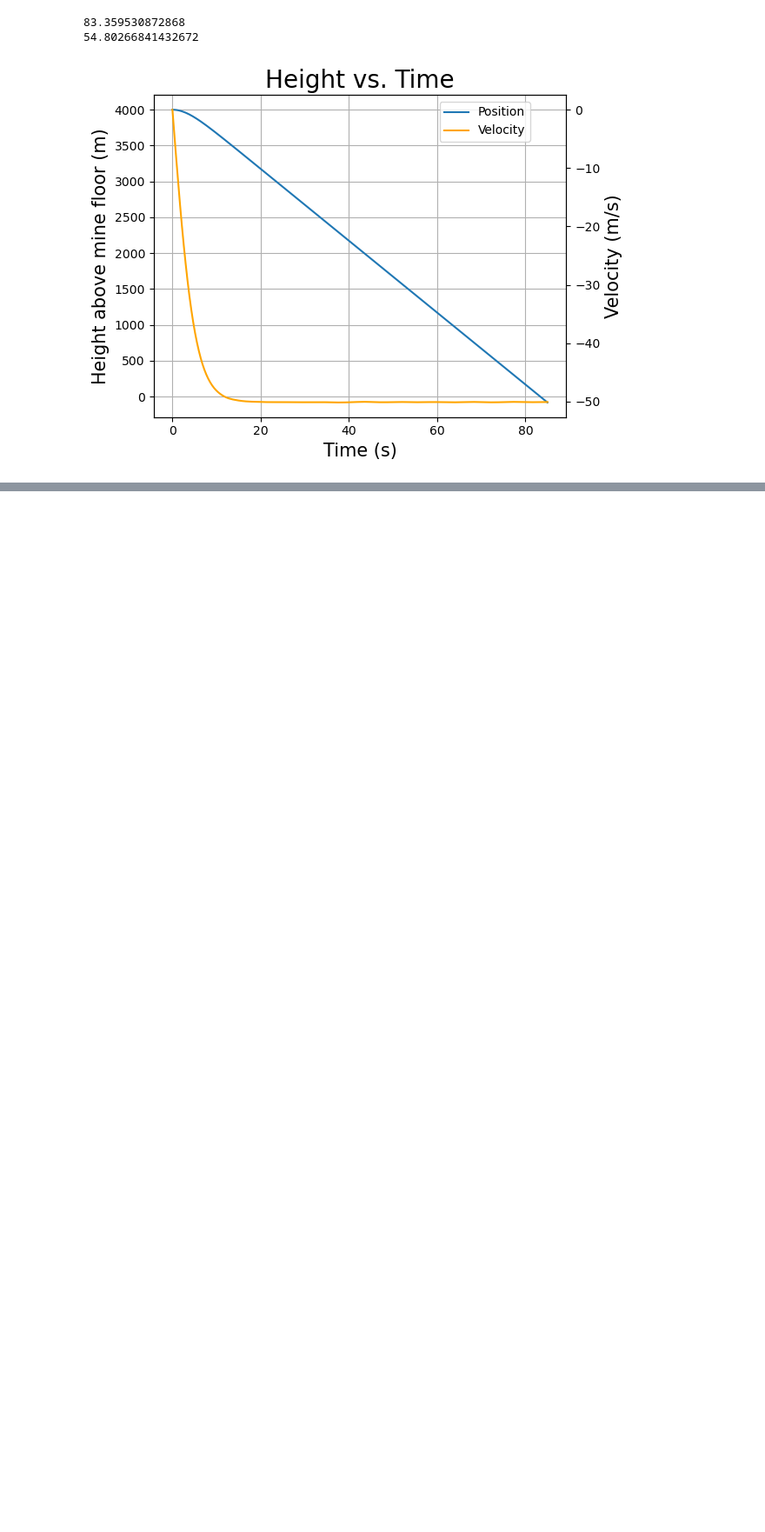
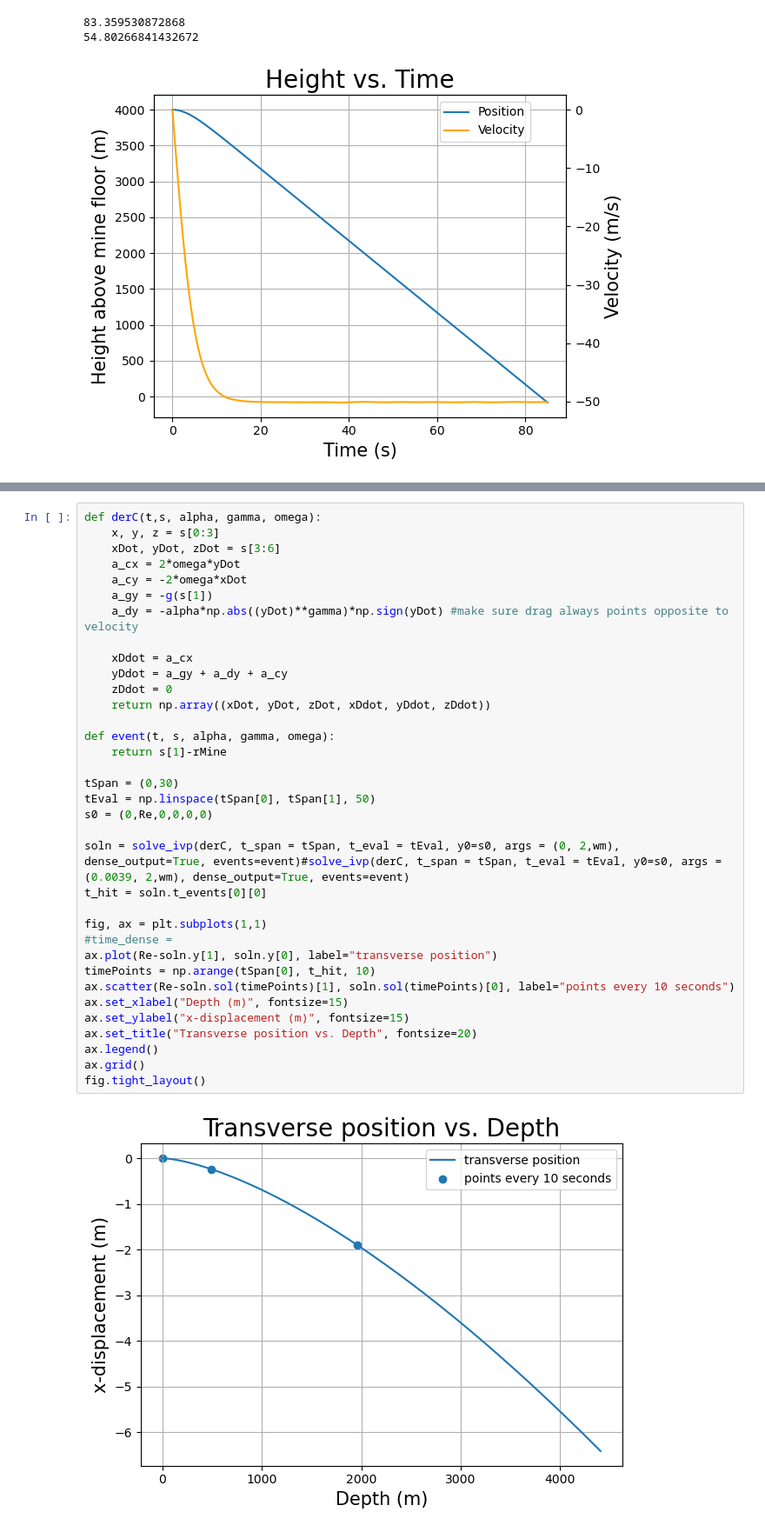
Before and after one commit to MatthewPrem/PHYS265-spring25, a Jupyter notebook: Lab2/Lab 2.ipynb, the cells around one changed output, grey strips where cells are left out. Shown at 87% size. Saved outputs shown, nothing was run; the diff lists cells and outputs as text; blank space fills up the shorter version.

```diff
--- a/Lab2/Lab 2.ipynb
+++ b/Lab2/Lab 2.ipynb
@@ -148,0 +153,37 @@ fig.tight_layout()
+# %%
+def derC(t,s, alpha, gamma, omega):
+    x, y, z = s[0:3]
+    xDot, yDot, zDot = s[3:6]
+    a_cx = 2*omega*yDot
+    a_cy = -2*omega*xDot
+    a_gy = -g(s[1])
+    a_dy = -alpha*np.abs((yDot)**gamma)*np.sign(yDot) #make sure drag always points opposite to velocity
+
+    xDdot = a_cx
+    yDdot = a_gy + a_dy + a_cy
+    zDdot = 0
+    return np.array((xDot, yDot, zDot, xDdot, yDdot, zDdot))
+
+def event(t, s, alpha, gamma, omega):
+    return s[1]-rMine
+
+tSpan = (0,30)
+tEval = np.linspace(tSpan[0], tSpan[1], 50)
+s0 = (0,Re,0,0,0,0)
+
+soln = solve_ivp(derC, t_span = tSpan, t_eval = tEval, y0=s0, args = (0, 2,wm), dense_output=True, events=event)#solve_ivp(derC, t_span = tSpan, t_eval = tEval, y0=s0, args = (0.0039, 2,wm), dense_output=True, events=event)
+t_hit = soln.t_events[0][0]
+
+fig, ax = plt.subplots(1,1)
+#time_dense =
+ax.plot(Re-soln.y[1], soln.y[0], label="transverse position")
+timePoints = np.arange(tSpan[0], t_hit, 10)
+ax.scatter(Re-soln.sol(timePoints)[1], soln.sol(timePoints)[0], label="points every 10 seconds")
+ax.set_xlabel("Depth (m)", fontsize=15)
+ax.set_ylabel("x-displacement (m)", fontsize=15)
+ax.set_title("Transverse position vs. Depth", fontsize=20)
+ax.legend()
+ax.grid()
+fig.tight_layout()
+# %% [output]
+[figure, added]
```
Also changed, not shown: parts of 3 cells of this notebook.
